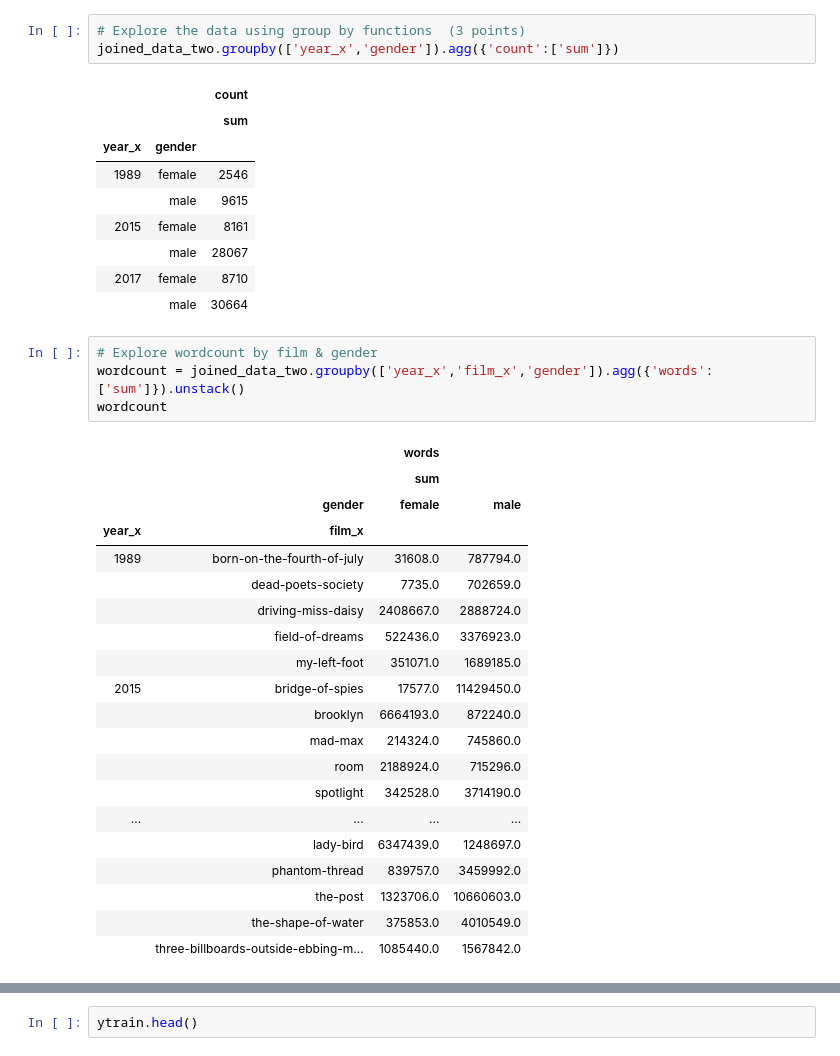
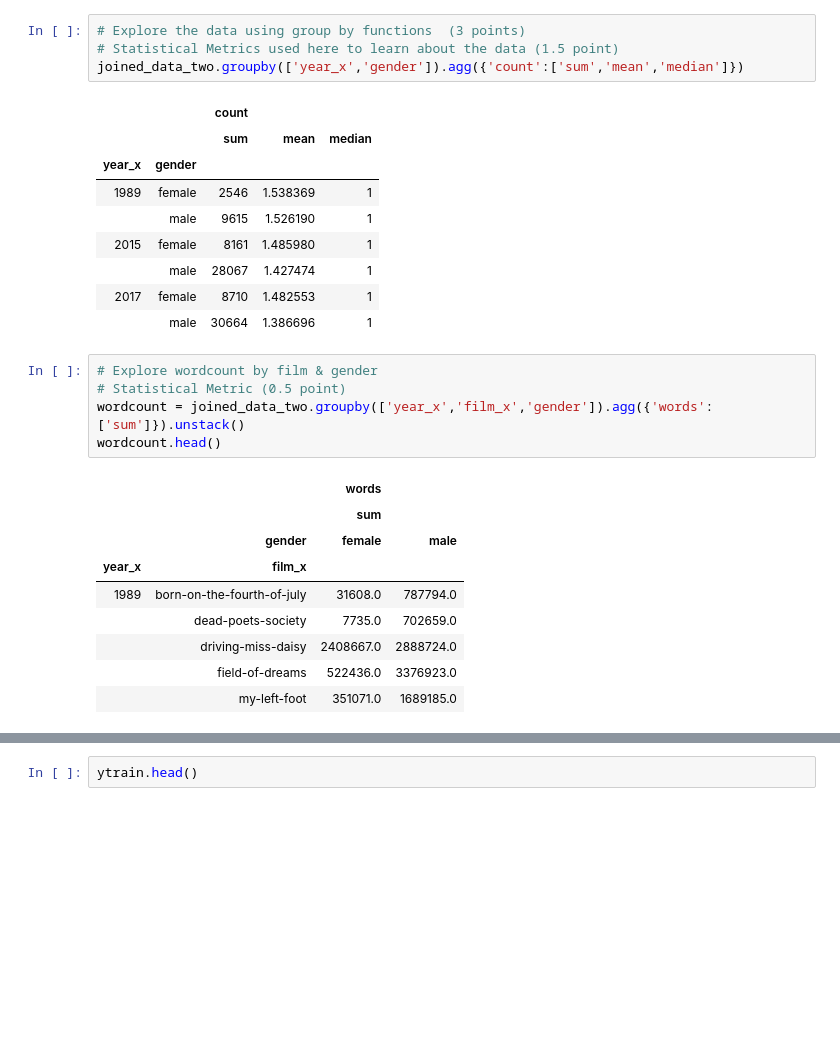
Before and after one commit to grothaek/Project, a Jupyter notebook: Project_Ponting.ipynb, the cells around one changed output, grey strips where cells are left out. Drawn from its saved outputs; the diff is of its cells as text; blank space fills up the shorter version.

```diff
--- a/Project_Ponting.ipynb
+++ b/Project_Ponting.ipynb
@@ -66,39 +30,30 @@ joined_data_two.head()
 # %%
 # Explore the data using group by functions  (3 points)
-joined_data_two.groupby(['year_x','gender']).agg({'count':['sum']})
+# Statistical Metrics used here to learn about the data (1.5 point)
+joined_data_two.groupby(['year_x','gender']).agg({'count':['sum','mean','median']})
 # %% [output]
-|  |  | count |
-|  |  | sum |
-| year_x | gender |  |
-| 1989 | female | 2546 |
-|  | male | 9615 |
-| 2015 | female | 8161 |
-|  | male | 28067 |
-| 2017 | female | 8710 |
-|  | male | 30664 |
+|  |  | count |  |  |
+|  |  | sum | mean | median |
+| year_x | gender |  |  |  |
+| 1989 | female | 2546 | 1.538369 | 1 |
+|  | male | 9615 | 1.526190 | 1 |
+| 2015 | female | 8161 | 1.485980 | 1 |
+|  | male | 28067 | 1.427474 | 1 |
+| 2017 | female | 8710 | 1.482553 | 1 |
+|  | male | 30664 | 1.386696 | 1 |
 # %%
 # Explore wordcount by film & gender
+# Statistical Metric (0.5 point)
 wordcount = joined_data_two.groupby(['year_x','film_x','gender']).agg({'words':['sum']}).unstack()
-wordcount
+wordcount.head()
 # %% [output]
 |  |  | words |  |
 |  |  | sum |  |
 |  | gender | female | male |
 | year_x | film_x |  |  |
 | 1989 | born-on-the-fourth-of-july | 31608.0 | 787794.0 |
 |  | dead-poets-society | 7735.0 | 702659.0 |
 |  | driving-miss-daisy | 2408667.0 | 2888724.0 |
 |  | field-of-dreams | 522436.0 | 3376923.0 |
 |  | my-left-foot | 351071.0 | 1689185.0 |
-| 2015 | bridge-of-spies | 17577.0 | 11429450.0 |
-|  | brooklyn | 6664193.0 | 872240.0 |
-|  | mad-max | 214324.0 | 745860.0 |
-|  | room | 2188924.0 | 715296.0 |
-|  | spotlight | 342528.0 | 3714190.0 |
-| ... | ... | ... | ... |
-|  | lady-bird | 6347439.0 | 1248697.0 |
-|  | phantom-thread | 839757.0 | 3459992.0 |
-|  | the-post | 1323706.0 | 10660603.0 |
-|  | the-shape-of-water | 375853.0 | 4010549.0 |
-|  | three-billboards-outside-ebbing-m... | 1085440.0 | 1567842.0 |
 # %%
```
Also changed, not shown: parts of 37 cells of this notebook.
